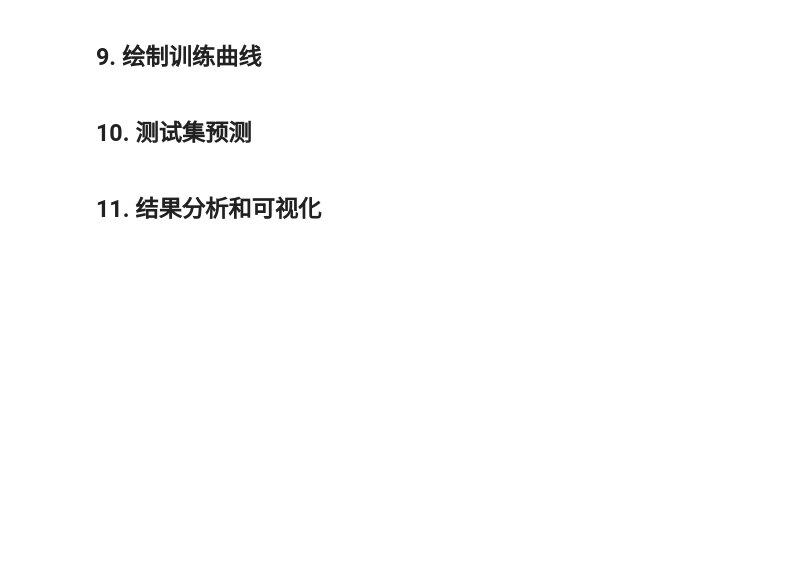
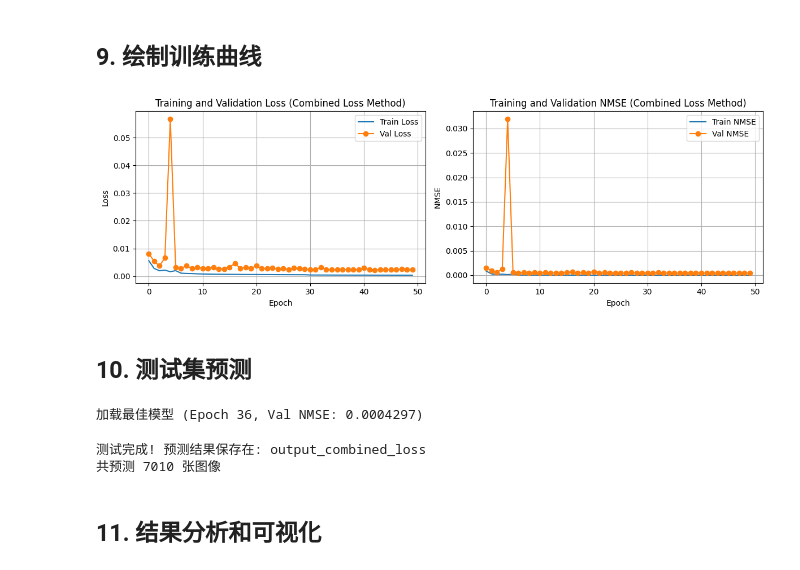
Before and after one commit to XCMB-haochi/2025-SmartCOM-FINAL-MaskedRadioMap-Pred, a Jupyter notebook: RadioMap_Completion_RMEGAN.ipynb, the cells around one changed output. Cells and saved outputs as stored; diff of their text form; code cells hidden in the pictures; blank space fills up the shorter version.

```diff
--- a/RadioMap_Completion_RMEGAN.ipynb
+++ b/RadioMap_Completion_RMEGAN.ipynb
@@ -778,39 +846,41 @@ print(f"\n训练完成! 最佳模型: Epoch {best_epoch}, NMSE: {best_val_nmse:.
 # %%
 # 绘制训练历史
 fig, (ax1, ax2) = plt.subplots(1, 2, figsize=(12, 4))
 
 # 损失曲线
 ax1.plot(history['train_loss'], label='Train Loss')
 if history['val_loss']:
     ax1.plot(np.arange(config.val_interval-1, len(history['train_loss']), config.val_interval),
              history['val_loss'], label='Val Loss', marker='o')
 ax1.set_xlabel('Epoch')
 ax1.set_ylabel('Loss')
-ax1.set_title('Training and Validation Loss')
+ax1.set_title('Training and Validation Loss (Combined Loss Method)')
 ax1.legend()
 ax1.grid(True)
 
 # NMSE曲线
 ax2.plot(history['train_nmse'], label='Train NMSE')
 if history['val_nmse']:
     ax2.plot(np.arange(config.val_interval-1, len(history['train_nmse']), config.val_interval),
              history['val_nmse'], label='Val NMSE', marker='o')
 ax2.set_xlabel('Epoch')
 ax2.set_ylabel('NMSE')
-ax2.set_title('Training and Validation NMSE')
+ax2.set_title('Training and Validation NMSE (Combined Loss Method)')
 ax2.legend()
 ax2.grid(True)
 
 plt.tight_layout()
 plt.savefig(os.path.join(OUTPUT_PATH, 'training_curves.png'), dpi=300)
 plt.show()
+# %% [output]
+[figure, added]
 # %% [markdown]
 ## 10. 测试集预测
 # %%
 # 加载最佳模型
 checkpoint = torch.load(os.path.join(MODEL_PATH, 'best_model.pth'))
 model.load_state_dict(checkpoint['model_state_dict'])
-print(f"加载最佳模型 (Epoch {checkpoint['epoch']}, Val NMSE: {checkpoint['val_nmse']:.4f})")
+print(f"加载最佳模型 (Epoch {checkpoint['epoch']}, Val NMSE: {checkpoint['val_nmse']:.4g})")
 
 # 预测测试集
 model.eval()
@@ -820,6 +890,7 @@ with torch.no_grad():
     for batch in tqdm(test_loader, desc='Testing'):
         # 准备数据
         input_img = batch['input'].to(device)
+        original_img = batch['original'].to(device)  # 使用原始图像
         mask = batch['mask'].to(device)
         filename = batch['filename'][0]
 
@@ -829,8 +900,11 @@ with torch.no_grad():
         # 前向传播
         output = model(model_input)
 
+        # 融合输出 - 关键修复
+        final_output = original_img * mask + output * (1 - mask)
+
         # 保存预测结果
-        output_np = (output[0, 0].cpu().numpy() * 255).astype(np.uint8)
+        output_np = (final_output[0, 0].cpu().numpy() * 255).astype(np.uint8)
         output_img = Image.fromarray(output_np, mode='L')
 
         # 保存图像
@@ -844,6 +918,10 @@ with torch.no_grad():
 
 print(f"\n测试完成! 预测结果保存在: {OUTPUT_PATH}")
 print(f"共预测 {len(predictions)} 张图像")
+# %% [output]
+加载最佳模型 (Epoch 36, Val NMSE: 0.0004297)
+测试完成! 预测结果保存在: output_combined_loss
+共预测 7010 张图像
 # %% [markdown]
 ## 11. 结果分析和可视化
 # %%
```
Also changed, not shown: parts of 10 cells of this notebook, 19 other files.
